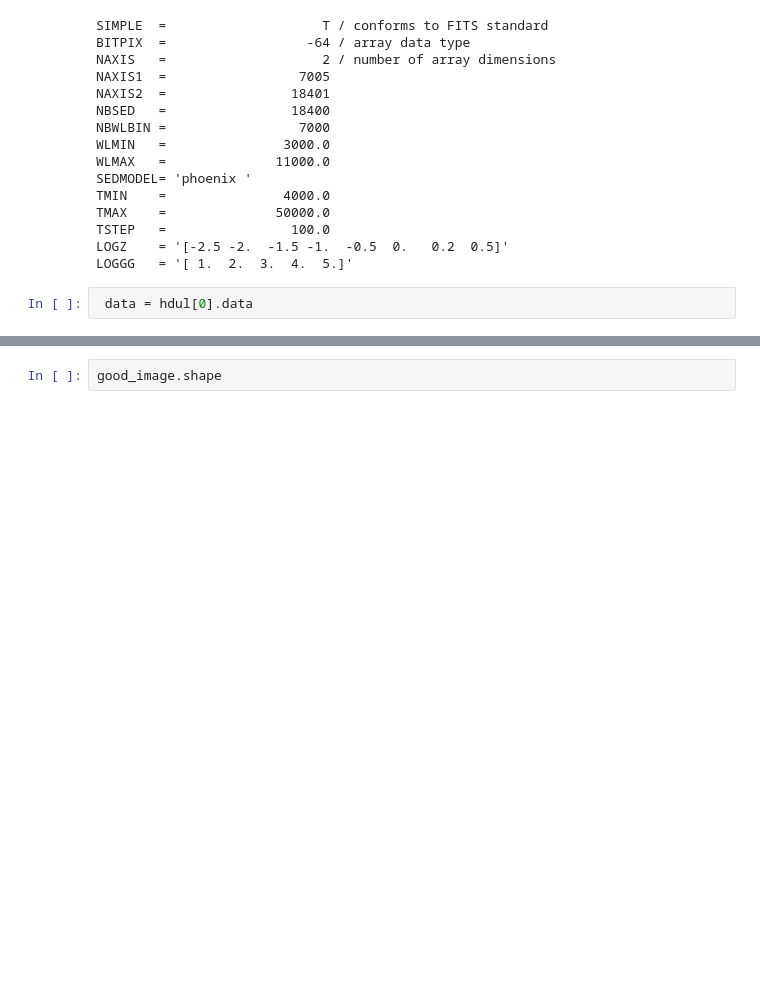
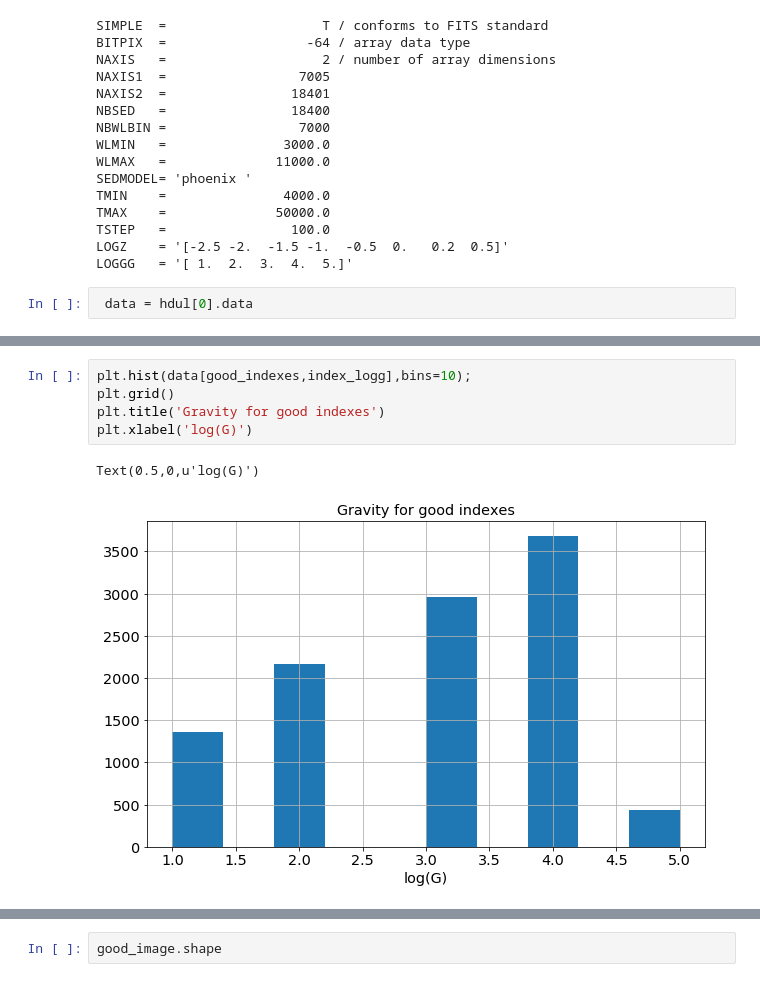
Before and after one commit to sylvielsstfr/PC5AtmStudies, a Jupyter notebook: SNLS/CheckGridSED.ipynb, the cells around one changed output, grey strips where cells are left out. Cells and saved outputs as stored; diff of their text form; blank space fills up the shorter version.

```diff
--- a/SNLS/CheckGridSED.ipynb
+++ b/SNLS/CheckGridSED.ipynb
@@ -78,0 +98,8 @@ good_indexes
+# %%
+plt.hist(data[good_indexes,index_logg],bins=10);
+plt.grid()
+plt.title('Gravity for good indexes')
+plt.xlabel('log(G)')
+# %% [output]
+Text(0.5,0,u'log(G)')
+[figure, added]
```
Also changed, not shown: parts of 18 cells of this notebook.
